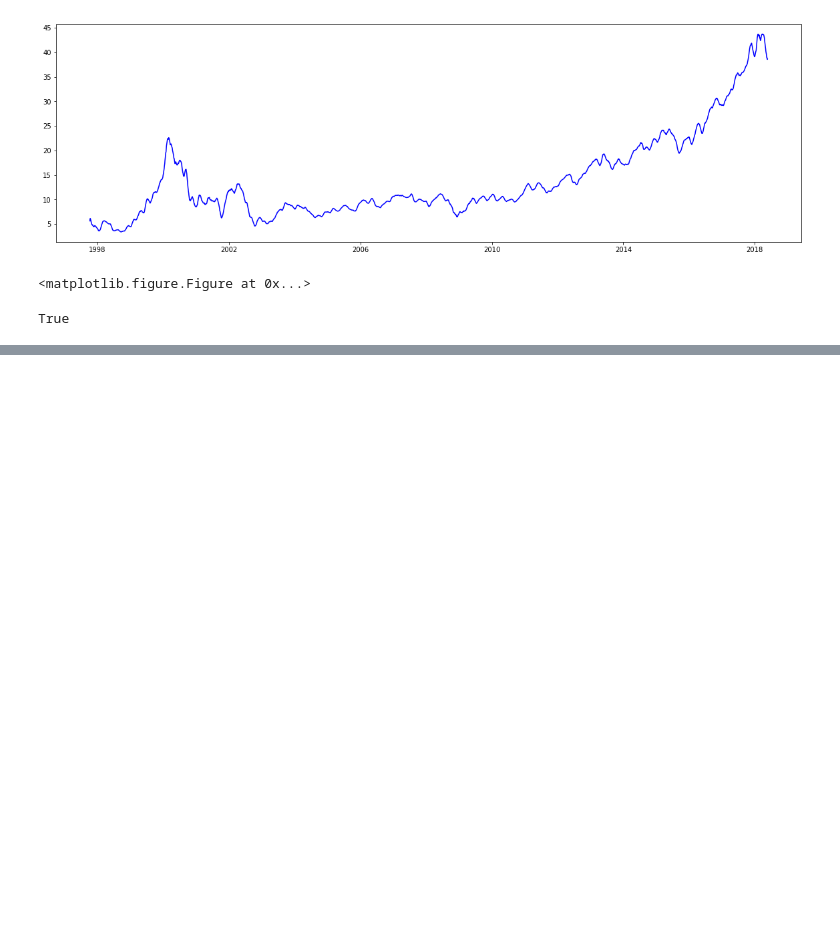
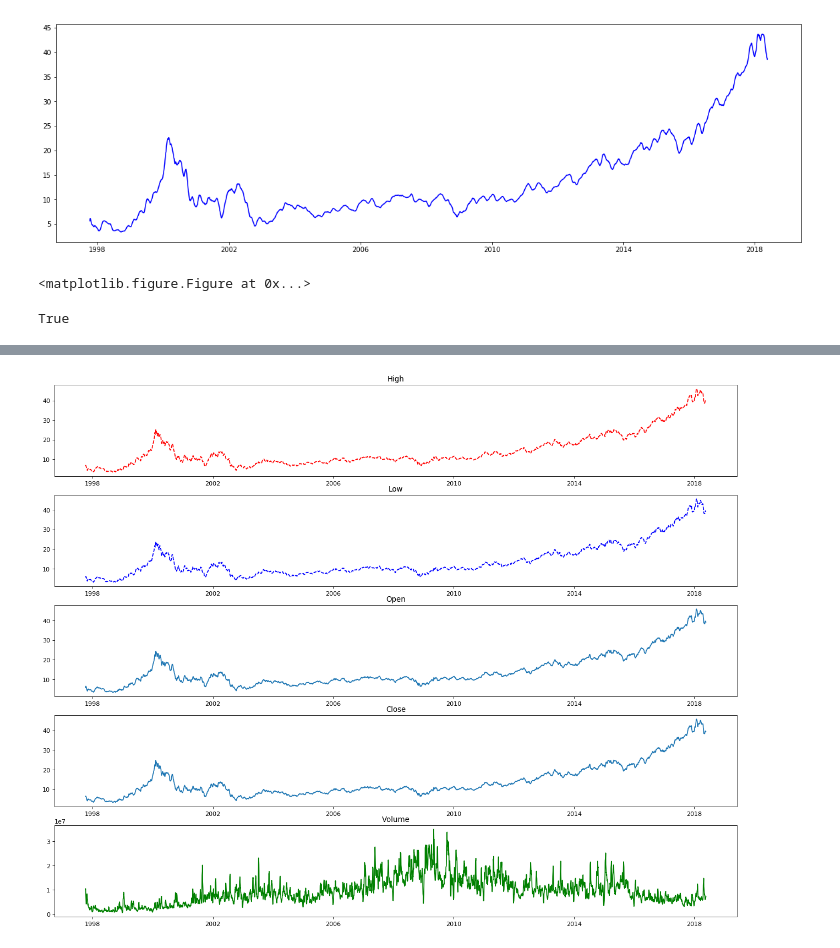
Before and after one commit to tnazikian/market, a Jupyter notebook: market.ipynb, the cells around one changed output, grey strips where cells are left out. Drawn from its saved outputs; the diff is of its cells as text; code cells hidden in the pictures; blank space fills up the shorter version.

```diff
--- a/market.ipynb
+++ b/market.ipynb
@@ -157,0 +243,49 @@ True
+# %%
+"""average 1 week"""
+week = 7
+
+#'Open', 'High', 'Low', 'Close', 'Adj Close', 'Volume'
+
+
+plt.close()
+
+plt.figure(1, figsize=(20, 16), dpi=80)
+plt.subplot(511)
+xd = pd.DataFrame.from_dict(cfilter(shit, week, "High"), orient='index')
+xd.columns = ['High']
+plt.plot_date(xd.index, xd['High'], 'r--')
+plt.title("High")
+
+plt.subplot(512)
+xd = pd.DataFrame.from_dict(cfilter(shit, week, "Low"), orient='index')
+xd.columns = ['Low']
+plt.plot_date(xd.index, xd['Low'], 'b--')
+plt.title("Low")
+
+
+plt.subplot(513)
+xd = pd.DataFrame.from_dict(cfilter(shit, week, "Open"), orient='index')
+xd.columns = ['Open']
+plt.plot_date(xd.index, xd['Open'], '-')
+plt.title("Open")
+
+
+plt.subplot(514)
+xd = pd.DataFrame.from_dict(cfilter(shit, week, "Close"), orient='index')
+xd.columns = ['Close']
+plt.plot_date(xd.index, xd['Close'], '-')
+plt.title("Close")
+
+
+plt.subplot(515)
+xd = pd.DataFrame.from_dict(cfilter(shit, week, "Volume"), orient='index')
+xd.columns = ['Volume']
+plt.plot_date(xd.index, xd['Volume'], 'g-')
+plt.title("Volume")
+
+
+
+#plt.figure(figsize=(20, 16), dpi= 80, facecolor='w', edgecolor='k')
+plt.show()
+# %% [output]
+[figure, added]
```
Also changed, not shown: parts of 24 cells of this notebook, 1 other file.
